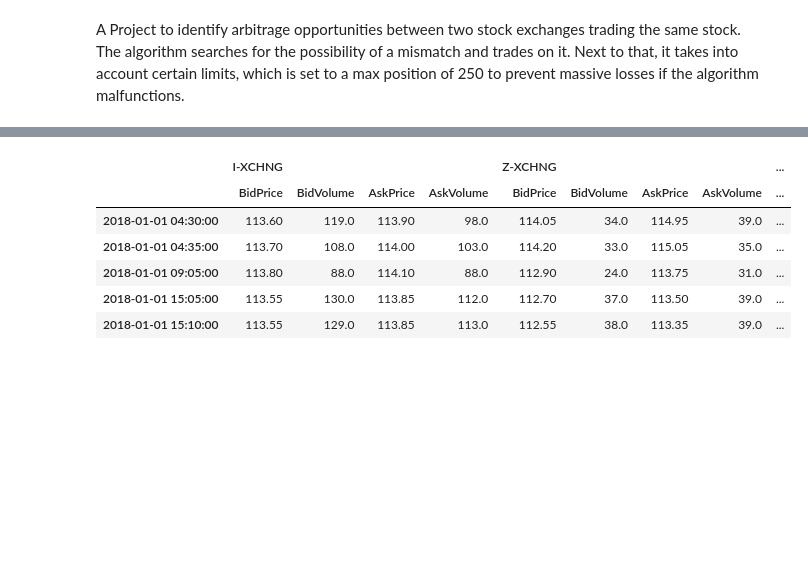
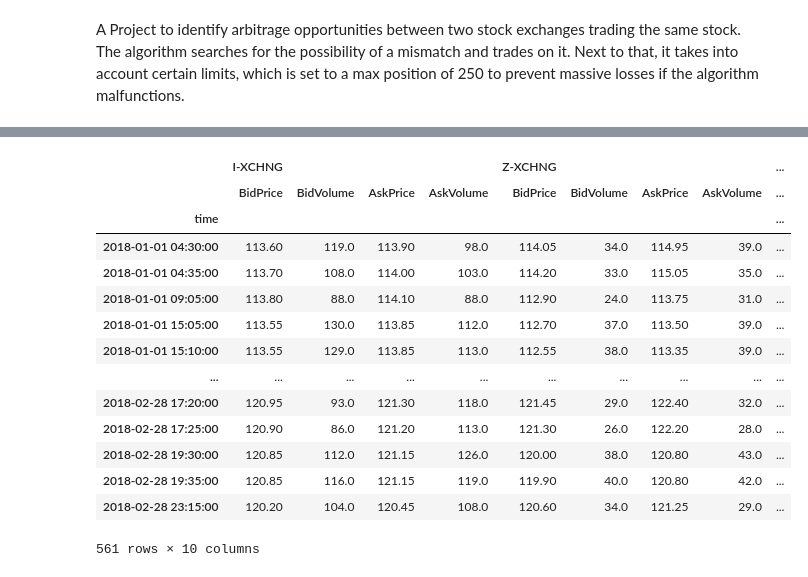
Before and after one commit to bradleyboyuyang/Statistical-Arbitrage, a Jupyter notebook: dual_listing_arbitrage.ipynb, the cells around one changed output, grey strips where cells are left out. Saved outputs shown, nothing was run; the diff lists cells and outputs as text; code cells hidden in the pictures; blank space fills up the shorter version.

```diff
--- a/dual_listing_arbitrage.ipynb
+++ b/dual_listing_arbitrage.ipynb
@@ -73,0 +40,5 @@ market_data.head()
+# %%
+market_data = pd.read_csv("./data/HWG.csv", index_col=[0])
+market_data.index.name = 'time'
+market_data.columns = [market_data.columns.str[-7:], market_data.columns.str[:-8]]
+market_data
@@ -110,12 +106,20 @@ market_data.head()
 # %%
-# Create new DataFrame containing all arbitrage opportunities for comparison
+# risk-free arbitrage opportunities
 arbitrage = market_data.loc[(market_data['I-Bid-Z-Ask-Spread'] > 0) | (market_data['Z-Bid-I-Ask-Spread'] > 0)]
-arbitrage.head()
+arbitrage
 # %% [output]
 |  | I-XCHNG |  |  |  | Z-XCHNG |  |  |  | ... |
 |  | BidPrice | BidVolume | AskPrice | AskVolume | BidPrice | BidVolume | AskPrice | AskVolume | ... |
+| time |  |  |  |  |  |  |  |  | ... |
 | 2018-01-01 04:30:00 | 113.60 | 119.0 | 113.90 | 98.0 | 114.05 | 34.0 | 114.95 | 39.0 | ... |
 | 2018-01-01 04:35:00 | 113.70 | 108.0 | 114.00 | 103.0 | 114.20 | 33.0 | 115.05 | 35.0 | ... |
 | 2018-01-01 09:05:00 | 113.80 | 88.0 | 114.10 | 88.0 | 112.90 | 24.0 | 113.75 | 31.0 | ... |
 | 2018-01-01 15:05:00 | 113.55 | 130.0 | 113.85 | 112.0 | 112.70 | 37.0 | 113.50 | 39.0 | ... |
 | 2018-01-01 15:10:00 | 113.55 | 129.0 | 113.85 | 113.0 | 112.55 | 38.0 | 113.35 | 39.0 | ... |
+| ... | ... | ... | ... | ... | ... | ... | ... | ... | ... |
+| 2018-02-28 17:20:00 | 120.95 | 93.0 | 121.30 | 118.0 | 121.45 | 29.0 | 122.40 | 32.0 | ... |
+| 2018-02-28 17:25:00 | 120.90 | 86.0 | 121.20 | 113.0 | 121.30 | 26.0 | 122.20 | 28.0 | ... |
+| 2018-02-28 19:30:00 | 120.85 | 112.0 | 121.15 | 126.0 | 120.00 | 38.0 | 120.80 | 43.0 | ... |
+| 2018-02-28 19:35:00 | 120.85 | 116.0 | 121.15 | 119.0 | 119.90 | 40.0 | 120.80 | 42.0 | ... |
+| 2018-02-28 23:15:00 | 120.20 | 104.0 | 120.45 | 108.0 | 120.60 | 34.0 | 121.25 | 29.0 | ... |
+561 rows × 10 columns
```
Also changed, not shown: parts of 9 cells of this notebook, 2 other files.
